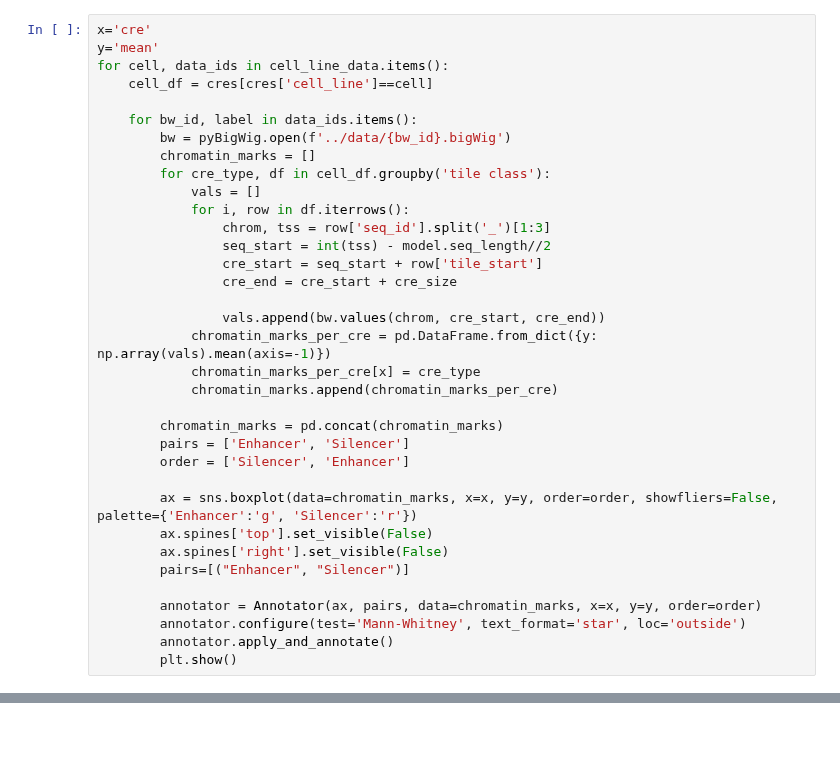
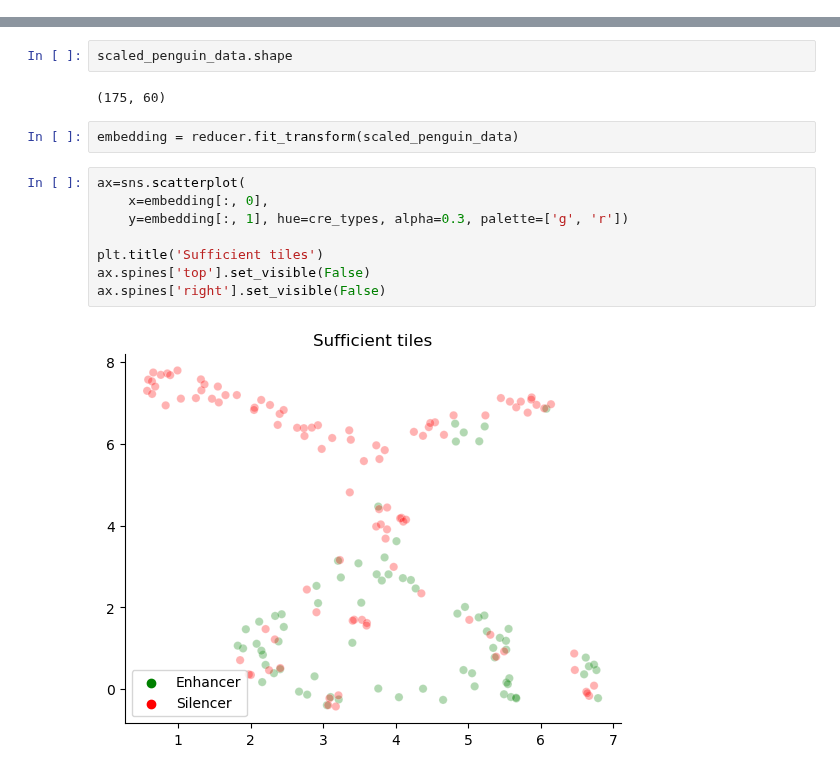
Before and after one commit to p-koo/creme-nn, a Jupyter notebook: figures/biochemistry.ipynb, the cells around one changed output, grey strips where cells are left out. Saved outputs shown, nothing was run; the diff lists cells and outputs as text; blank space fills up the shorter version.

```diff
--- a/figures/biochemistry.ipynb
+++ b/figures/biochemistry.ipynb
@@ -50,35 +73,0 @@ def convert_pvalue_to_asterisks(pvalue):
-# %%
-x='cre'
-y='mean'
-for cell, data_ids in cell_line_data.items():
-    cell_df = cres[cres['cell_line']==cell]
-
-    for bw_id, label in data_ids.items():
-        bw = pyBigWig.open(f'../data/{bw_id}.bigWig')
-        chromatin_marks = []
-        for cre_type, df in cell_df.groupby('tile class'):
-            vals = []
-            for i, row in df.iterrows():
-                chrom, tss = row['seq_id'].split('_')[1:3]
-                seq_start = int(tss) - model.seq_length//2
-                cre_start = seq_start + row['tile_start']
-                cre_end = cre_start + cre_size
-
-                vals.append(bw.values(chrom, cre_start, cre_end))
-            chromatin_marks_per_cre = pd.DataFrame.from_dict({y: np.array(vals).mean(axis=-1)})
-            chromatin_marks_per_cre[x] = cre_type
-            chromatin_marks.append(chromatin_marks_per_cre)
-
-        chromatin_marks = pd.concat(chromatin_marks)
-        pairs = ['Enhancer', 'Silencer']
-        order = ['Silencer', 'Enhancer']
-
-        ax = sns.boxplot(data=chromatin_marks, x=x, y=y, order=order, showfliers=False, palette={'Enhancer':'g', 'Silencer':'r'})
-        ax.spines['top'].set_visible(False)
-        ax.spines['right'].set_visible(False)
-        pairs=[("Enhancer", "Silencer")]
-
-        annotator = Annotator(ax, pairs, data=chromatin_marks, x=x, y=y, order=order)
-        annotator.configure(test='Mann-Whitney', text_format='star', loc='outside')
-        annotator.apply_and_annotate()
-        plt.show()
@@ -103,0 +226,16 @@ Silencer vs. Enhancer: Mann-Whitney-Wilcoxon test two-sided, P_val:5.963e-09 U_s
+# %%
+scaled_penguin_data.shape
+# %% [output]
+(175, 60)
+# %%
+embedding = reducer.fit_transform(scaled_penguin_data)
+# %%
+ax=sns.scatterplot(
+    x=embedding[:, 0],
+    y=embedding[:, 1], hue=cre_types, alpha=0.3, palette=['g', 'r'])
+
+plt.title('Sufficient tiles')
+ax.spines['top'].set_visible(False)
+ax.spines['right'].set_visible(False)
+# %% [output]
+[figure, added]
```
Also changed, not shown: parts of 12 cells of this notebook, 3 other files.
